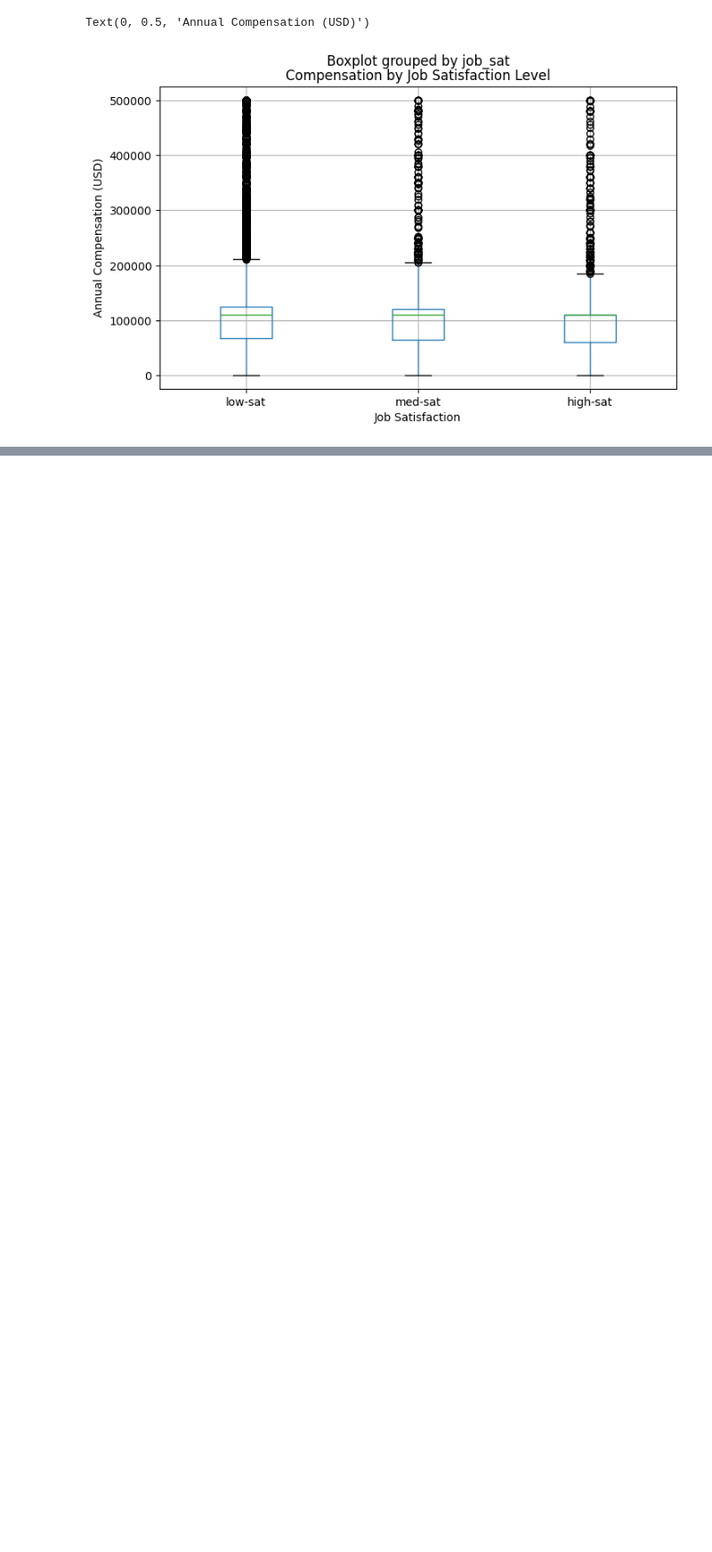
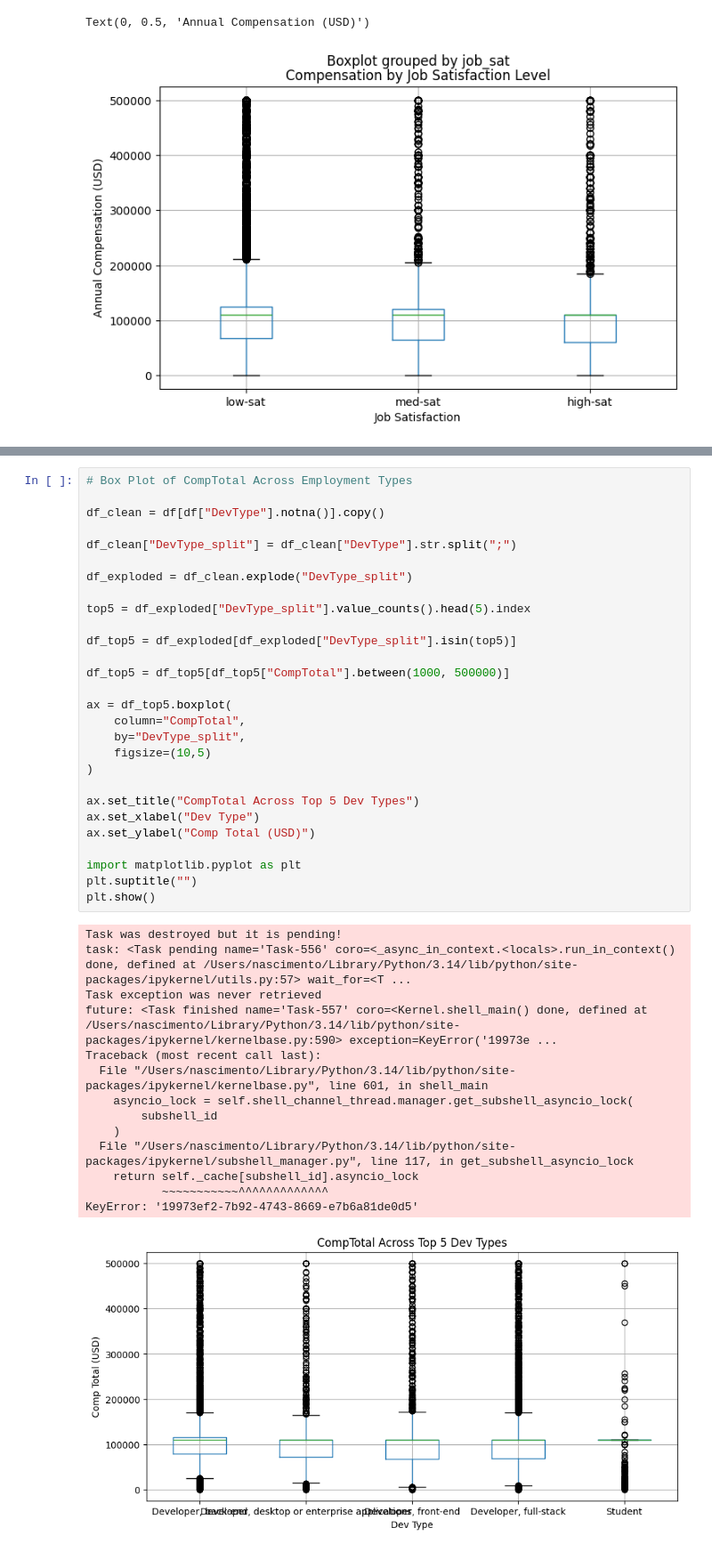
Before and after one commit to dev-evelin/ibm-data-analyst-capstone, a Jupyter notebook: notebooks/04_Data_Visualization.ipynb, the cells around one changed output, grey strips where cells are left out. Shown at 89% size. Cells and saved outputs as stored; diff of their text form; blank space fills up the shorter version.

```diff
--- a/notebooks/04_Data_Visualization.ipynb
+++ b/notebooks/04_Data_Visualization.ipynb
@@ -611,0 +649,43 @@ Text(0, 0.5, 'Annual Compensation (USD)')
+# %%
+# Box Plot of CompTotal Across Employment Types
+
+df_clean = df[df["DevType"].notna()].copy()
+
+df_clean["DevType_split"] = df_clean["DevType"].str.split(";")
+
+df_exploded = df_clean.explode("DevType_split")
+
+top5 = df_exploded["DevType_split"].value_counts().head(5).index
+
+df_top5 = df_exploded[df_exploded["DevType_split"].isin(top5)]
+
+df_top5 = df_top5[df_top5["CompTotal"].between(1000, 500000)]
+
+ax = df_top5.boxplot(
+    column="CompTotal",
+    by="DevType_split",
+    figsize=(10,5)
+)
+
+ax.set_title("CompTotal Across Top 5 Dev Types")
+ax.set_xlabel("Dev Type")
+ax.set_ylabel("Comp Total (USD)")
+
+import matplotlib.pyplot as plt
+plt.suptitle("")
+plt.show()
+# %% [output]
+Task was destroyed but it is pending!
+task: <Task pending name='Task-556' coro=<_async_in_context.<locals>.run_in_context() done, defined at /Users/nascimento/Library/Python/3.14/lib/python/site-packages/ipykernel/utils.py:57> wait_for=<T ...
+Task exception was never retrieved
+future: <Task finished name='Task-557' coro=<Kernel.shell_main() done, defined at /Users/nascimento/Library/Python/3.14/lib/python/site-packages/ipykernel/kernelbase.py:590> exception=KeyError('19973e ...
+Traceback (most recent call last):
+  File "/Users/nascimento/Library/Python/3.14/lib/python/site-packages/ipykernel/kernelbase.py", line 601, in shell_main
+    asyncio_lock = self.shell_channel_thread.manager.get_subshell_asyncio_lock(
+        subshell_id
+    )
+  File "/Users/nascimento/Library/Python/3.14/lib/python/site-packages/ipykernel/subshell_manager.py", line 117, in get_subshell_asyncio_lock
+    return self._cache[subshell_id].asyncio_lock
+           ~~~~~~~~~~~^^^^^^^^^^^^^
+KeyError: '19973ef2-7b92-4743-8669-e7b6a81de0d5'
+[figure, added]
```
Also changed, not shown: parts of 8 cells of this notebook.
